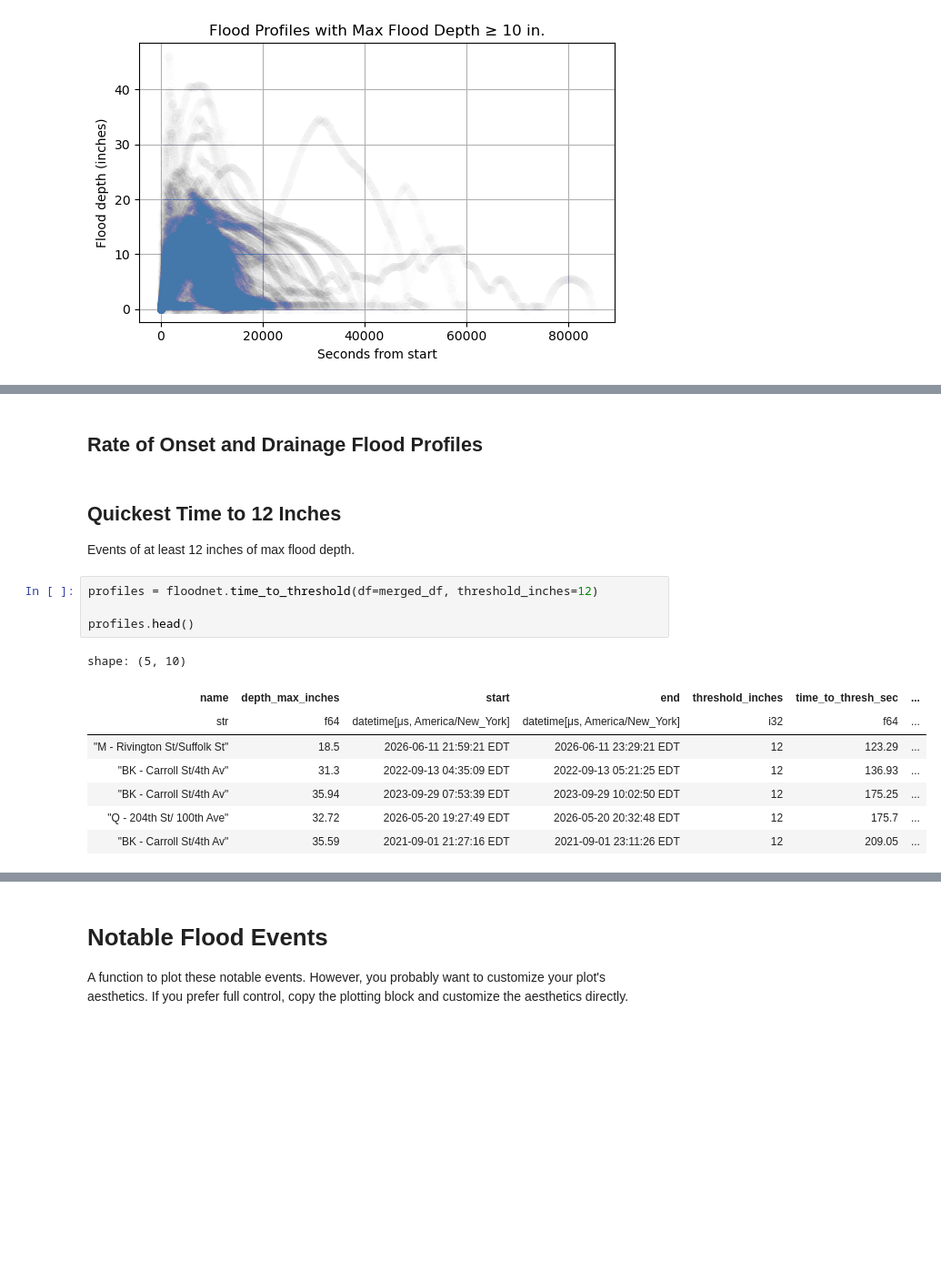
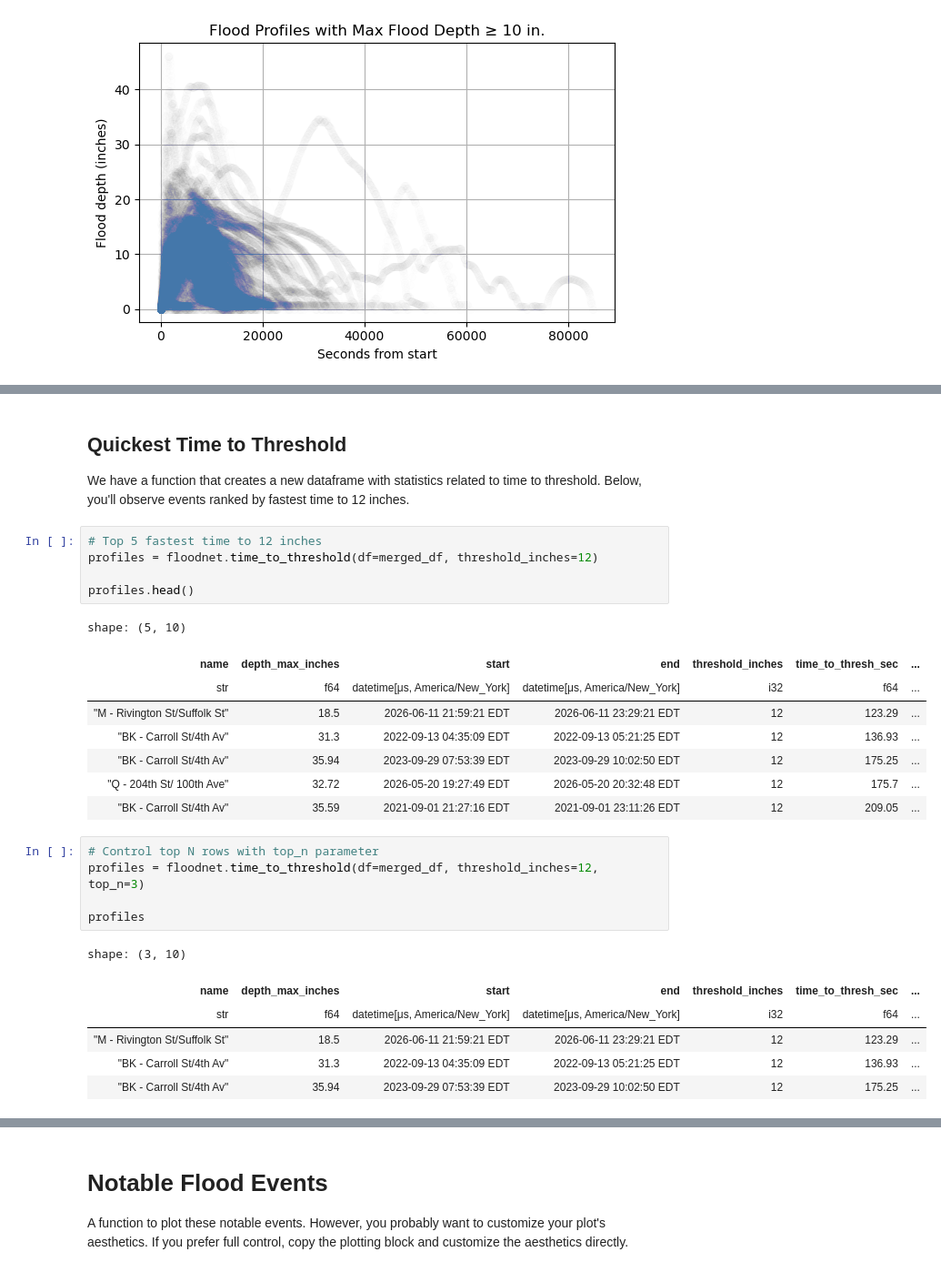
Before and after one commit to mebauer/floodnet-nyc-tutorial, a Jupyter notebook: 03-flood-profiles.ipynb, the cells around one changed output, grey strips where cells are left out. Shown at 91% size. Cells and saved outputs as stored; diff of their text form; blank space fills up the shorter version.

```diff
--- a/03-flood-profiles.ipynb
+++ b/03-flood-profiles.ipynb
@@ -415,11 +444,10 @@ fig, ax = floodnet.plot_flood_event(top_max_depth, sensor_name, flood_start)
 # %% [output]
 [figure]
-# %% [markdown]
-## Rate of Onset and Drainage Flood Profiles
 # %% [markdown]
-## Quickest Time to 12 Inches
-Events of at least 12 inches of max flood depth.
+## Quickest Time to Threshold
+We have a function that creates a new dataframe with statistics related to time to threshold. Below, you'll observe events ranked by fastest time to 12 inches.
 # %%
+# Top 5 fastest time to 12 inches
 profiles = floodnet.time_to_threshold(df=merged_df, threshold_inches=12)
 
 profiles.head()
@@ -432,3 +460,15 @@ shape: (5, 10)
 | "BK - Carroll St/4th Av" | 35.94 | 2023-09-29 07:53:39 EDT | 2023-09-29 10:02:50 EDT | 12 | 175.25 | ... |
 | "Q - 204th St/ 100th Ave" | 32.72 | 2026-05-20 19:27:49 EDT | 2026-05-20 20:32:48 EDT | 12 | 175.7 | ... |
 | "BK - Carroll St/4th Av" | 35.59 | 2021-09-01 21:27:16 EDT | 2021-09-01 23:11:26 EDT | 12 | 209.05 | ... |
+# %%
+# Control top N rows with top_n parameter
+profiles = floodnet.time_to_threshold(df=merged_df, threshold_inches=12, top_n=3)
+
+profiles
+# %% [output]
+shape: (3, 10)
+| name | depth_max_inches | start | end | threshold_inches | time_to_thresh_sec | ... |
+| str | f64 | datetime[μs, America/New_York] | datetime[μs, America/New_York] | i32 | f64 | ... |
+| "M - Rivington St/Suffolk St" | 18.5 | 2026-06-11 21:59:21 EDT | 2026-06-11 23:29:21 EDT | 12 | 123.29 | ... |
+| "BK - Carroll St/4th Av" | 31.3 | 2022-09-13 04:35:09 EDT | 2022-09-13 05:21:25 EDT | 12 | 136.93 | ... |
+| "BK - Carroll St/4th Av" | 35.94 | 2023-09-29 07:53:39 EDT | 2023-09-29 10:02:50 EDT | 12 | 175.25 | ... |
```
Also changed, not shown: parts of 27 cells of this notebook, 2 other files.
